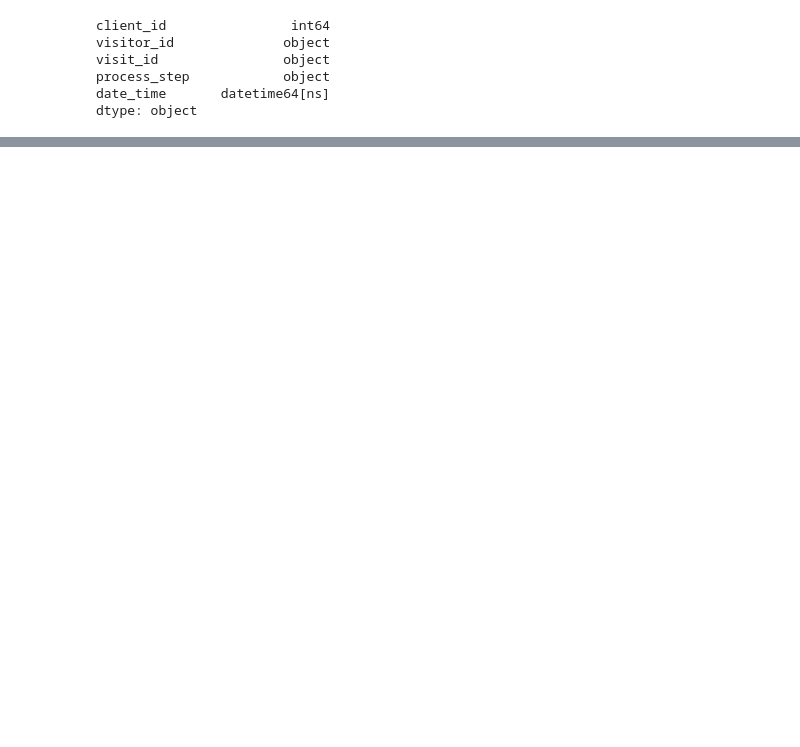
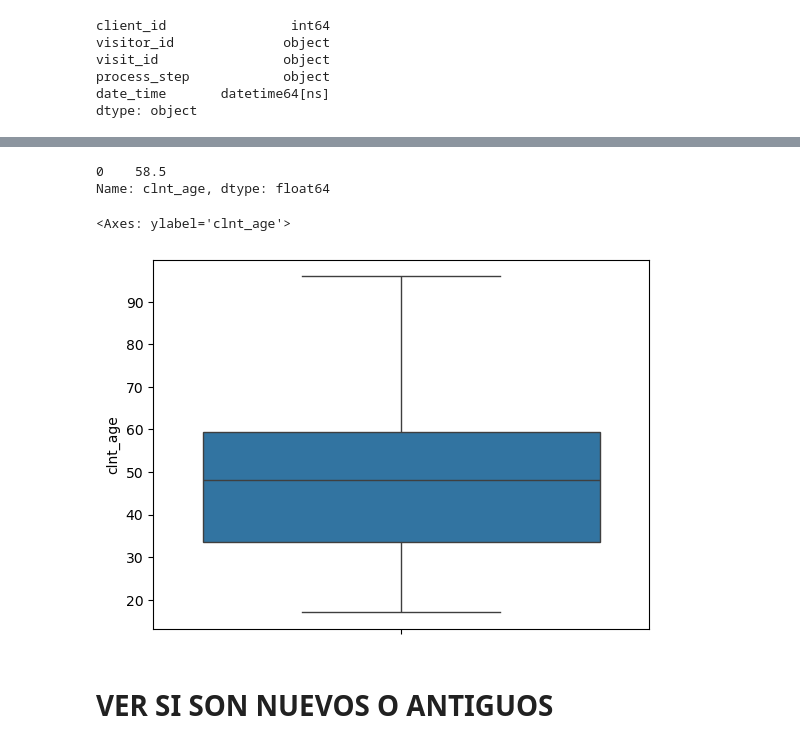
Before and after one commit to ivanalonsom/Project5_EDA_Inferential_Stats, a Jupyter notebook: main.ipynb, the cells around one changed output, grey strips where cells are left out. Drawn from its saved outputs; the diff is of its cells as text; code cells hidden in the pictures; blank space fills up the shorter version.

```diff
--- a/main.ipynb
+++ b/main.ipynb
@@ -45,0 +53,6 @@ dtype: object
+# %%
+df_temp1 = pd.merge(df_final_demo, df_web_data_concat, on='client_id', how='inner')
+
+df_all = pd.merge(df_temp1, df_final_exp, on='client_id', how='inner')
+# %%
+df_all = df_all.drop("clnt_tenure_yr", axis=1)      # We don´t need this column because is derivative from clnt_tenure_mnth
@@ -45,0 +77,6 @@ dtype: object
+# %%
+df_all_no_duplicates = df_all.copy()
+# %%
+df_all_no_duplicates.drop_duplicates(subset="client_id", inplace=True)
+
+df_all_no_duplicates
@@ -45,0 +109,12 @@ dtype: object
+# %%
+df_all["clnt_age"].mode()
+# %% [output]
+0    58.5
+Name: clnt_age, dtype: float64
+# %%
+import seaborn as sns
+
+sns.boxplot(data = df_all_no_duplicates['clnt_age'])
+# %% [output]
+<Axes: ylabel='clnt_age'>
+[figure, added]
@@ -45,0 +136,2 @@ dtype: object
+# %% [markdown]
+# VER SI SON NUEVOS O ANTIGUOS
```
Also changed, not shown: parts of 32 cells of this notebook, 4 other files.
